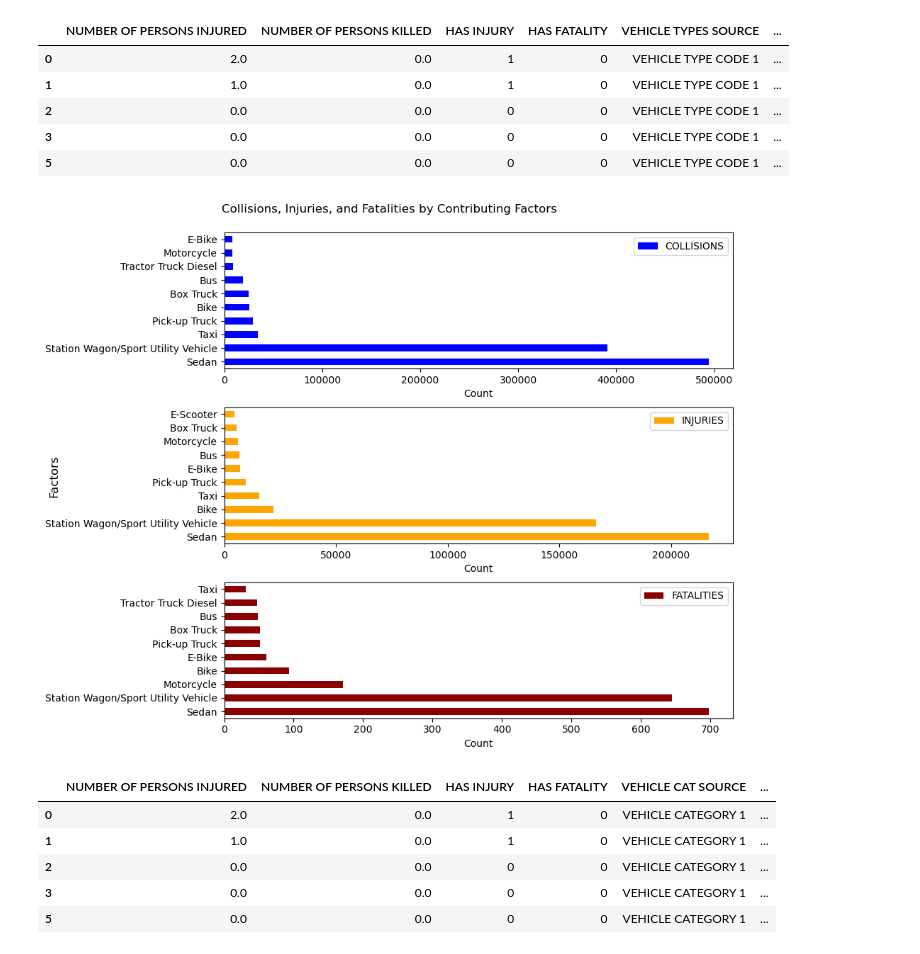
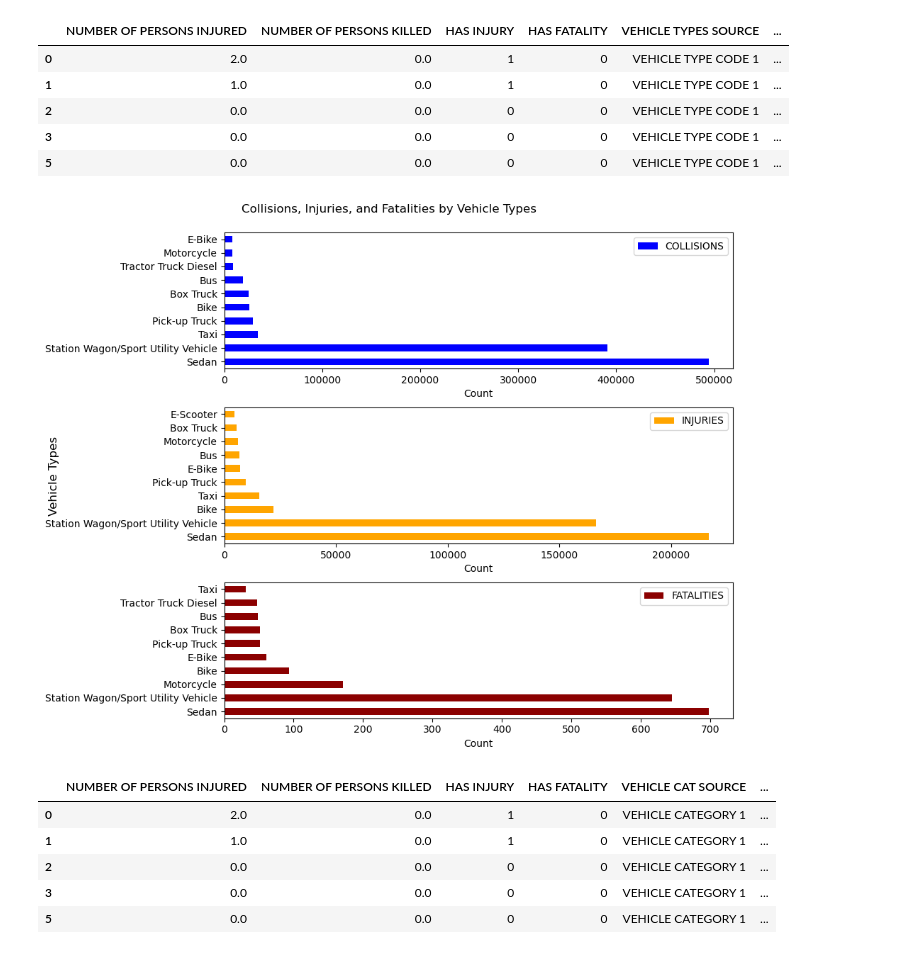
Before and after one commit to NedKost/MS-AAI-500-Team-Project, a Jupyter notebook: NYC Traffic Collision Analysis and Modeling.ipynb, the cells around one changed output. Cells and saved outputs as stored; diff of their text form; code cells hidden in the pictures.

```diff
--- a/NYC Traffic Collision Analysis and Modeling.ipynb
+++ b/NYC Traffic Collision Analysis and Modeling.ipynb
@@ -1246,36 +1465,36 @@ fig = plt.figure(figsize=(10, 8))
 # Create sub-plots for the 2 graphs
 ax1 = fig.add_subplot(gs[0])
 ax2 = fig.add_subplot(gs[1])
 ax3 = fig.add_subplot(gs[2])
 
 # Create Bar Graphs to show Count of Collisions and people Injured or Killed
 vehicle_types_col.plot(
     x="VEHICLE TYPES", y="COLLISIONS", ax=ax1, kind="barh", color="blue"
 )
 vehicle_types_inj.plot(
     x="VEHICLE TYPES", y="INJURIES", ax=ax2, kind="barh", color="orange"
 )
 vehicle_types_fat.plot(
     x="VEHICLE TYPES", y="FATALITIES", ax=ax3, kind="barh", color="darkred"
 )
 
 # Add Labels
 ax1.set_xlabel("Count")
 ax2.set_xlabel("Count")
 ax3.set_xlabel("Count")
 ax1.set_ylabel("")
 ax2.set_ylabel("")
 ax3.set_ylabel("")
 
 # Pretty up the graphs
 fig.tight_layout()
-fig.supylabel("Factors")
+fig.supylabel("Vehicle Types")
 fig.supxlabel("")
-fig.suptitle("Collisions, Injuries, and Fatalities by Contributing Factors")
+fig.suptitle("Collisions, Injuries, and Fatalities by Vehicle Types")
 fig.subplots_adjust(top=0.93)
 plt.show()
 # %% [output]
-[figure, old version]
+[figure, new version]
 # %%
 # Normalize Vehicle Type Categories across the five type codes into a single column
 id_vars = [
```
Also changed, not shown: parts of 19 cells of this notebook.
